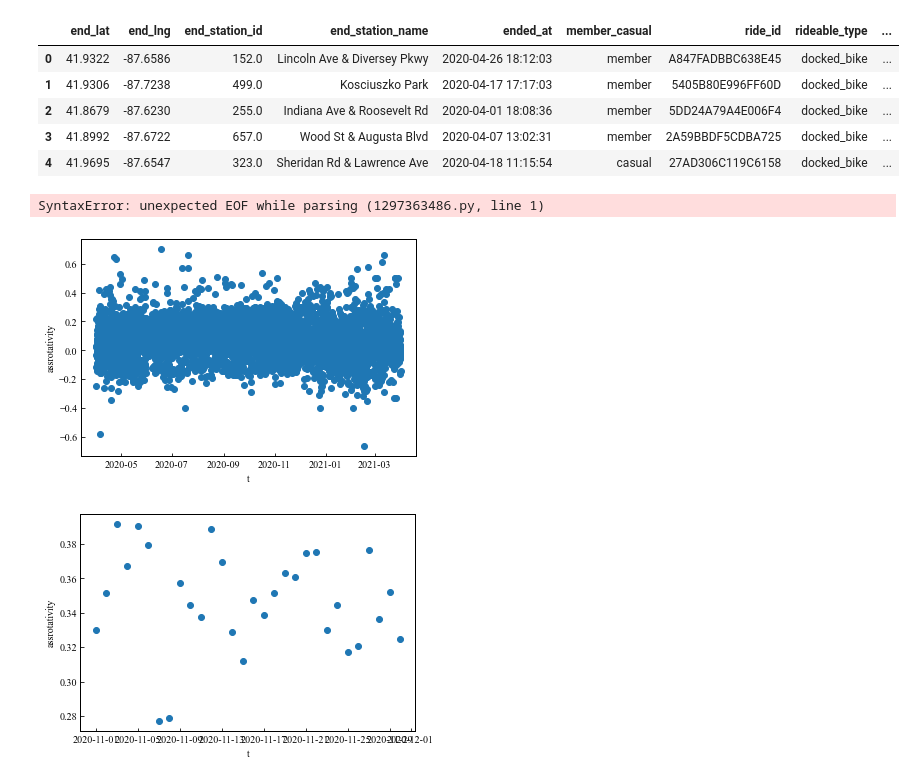
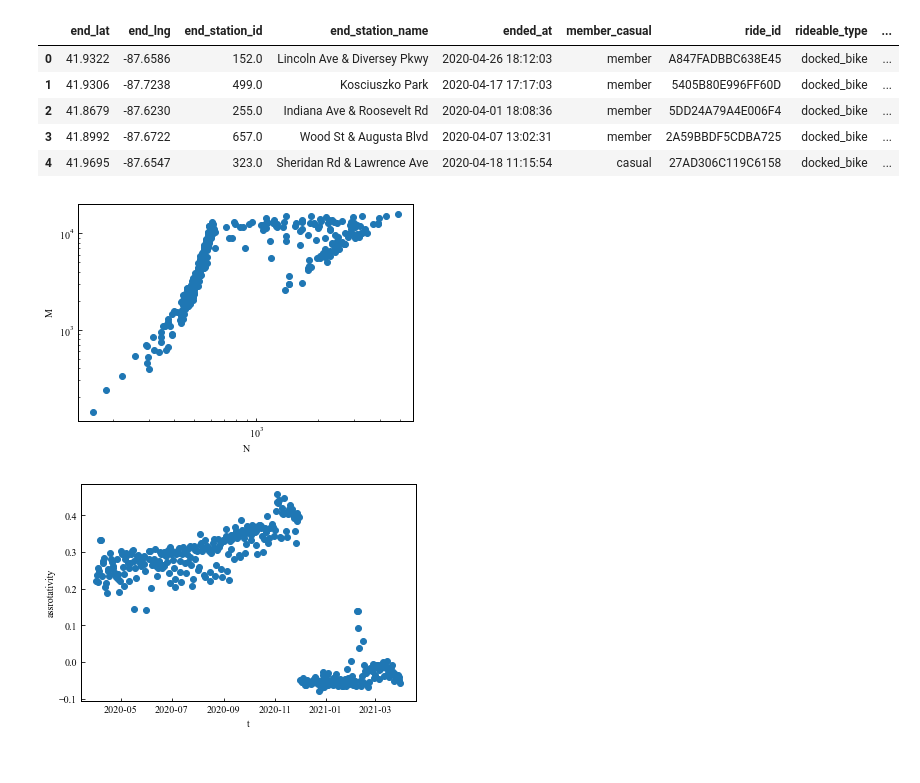
Before and after one commit to Yu-kaida/chicago_bike_temporal_network, a Jupyter notebook: chicago_bike.ipynb, the cells around one changed output. Cells and saved outputs as stored; diff of their text form; code cells hidden in the pictures.

```diff
--- a/chicago_bike.ipynb
+++ b/chicago_bike.ipynb
@@ -104,13 +104,10 @@ def nmplot(df,min):
 
         edge_list.append(tem_day_n.number_of_edges())
         node_list.append(tem_day_n.number_of_nodes())
-        if len(node_list) - 1 != 0:
-            density.append((2*len(edge_list))/(len(node_list)-1))
 
         current_timestamp += interval
 
-
-    plt.scatter(timestamp, density)
+    plt.scatter(node_list, edge_list)
     plt.xlabel("N")
     plt.ylabel("M")
     plt.xscale("log")
@@ -164,57 +161,10 @@ def assortativity(df,min):
     plt.grid()
     plt.show()
 # %%
-def feature_network(df):
-    tem_min = pd.read_csv(df,sep=",")
-    tem_min["started_at"] = pd.to_datetime(tem_min["started_at"])
-    tem_min = tem_min.sort_values("started_at", ascending=True)
-    start_timestamp = tem_min['started_at'].min()
-    end_timestamp = tem_min["started_at"].max()
-
-    interval = timedelta(minutes=min)
-    current_timestamp = start_timestamp
-    new_datasets = []
-
-    timestamp = []
-    gc = []
-
-    while current_timestamp <= end_timestamp:
-        # current timestamp plus interval
-        next_timestamp = current_timestamp + interval
-
-        # Extract data whose timestamps fall within the range from the current timestamp to the timestamp interval time later
-        subset = tem_min[(tem_min['started_at'] >= current_timestamp) & (tem_min['started_at'] < next_timestamp)]
-
-        # Add to new dataset
-        new_datasets.append(subset)
-        timestamp.append(current_timestamp)
-
-        # update timestamp
-        current_timestamp = next_timestamp
-
-    # analyze
-    for i in range(len(new_datasets)):
-        tem_day_n = nx.from_pandas_edgelist(new_datasets[i],
-                                            source="start_station_id",
-                                            target="end_station_id",
-                                            create_using=nx.DiGraph())
-
-        gc.append(nx.giant)
-
-        current_timestamp += interval
-
-    plt.scatter(timestamp, assrotativity)
-    plt.xlabel("t")
-    plt.ylabel("assrotativity")
-    plt.grid()
-    plt.show()
+nmplot("./data/divvy.csv", 1440)
 # %% [output]
-SyntaxError: unexpected EOF while parsing (1297363486.py, line 1)
+[figure, added]
 # %%
-assortativity("./data/divvy.csv", 60)
+assortativity("./data/divvy.csv", 1440)
 # %% [output]
-[figure, old version]
+[figure, new version]
-# %%
-assrotativity("./data/202011-divvy-tripdata.csv",1440)
-# %% [output]
-[figure, removed]
```
Also changed, not shown: parts of 12 cells of this notebook, 9 other files.
